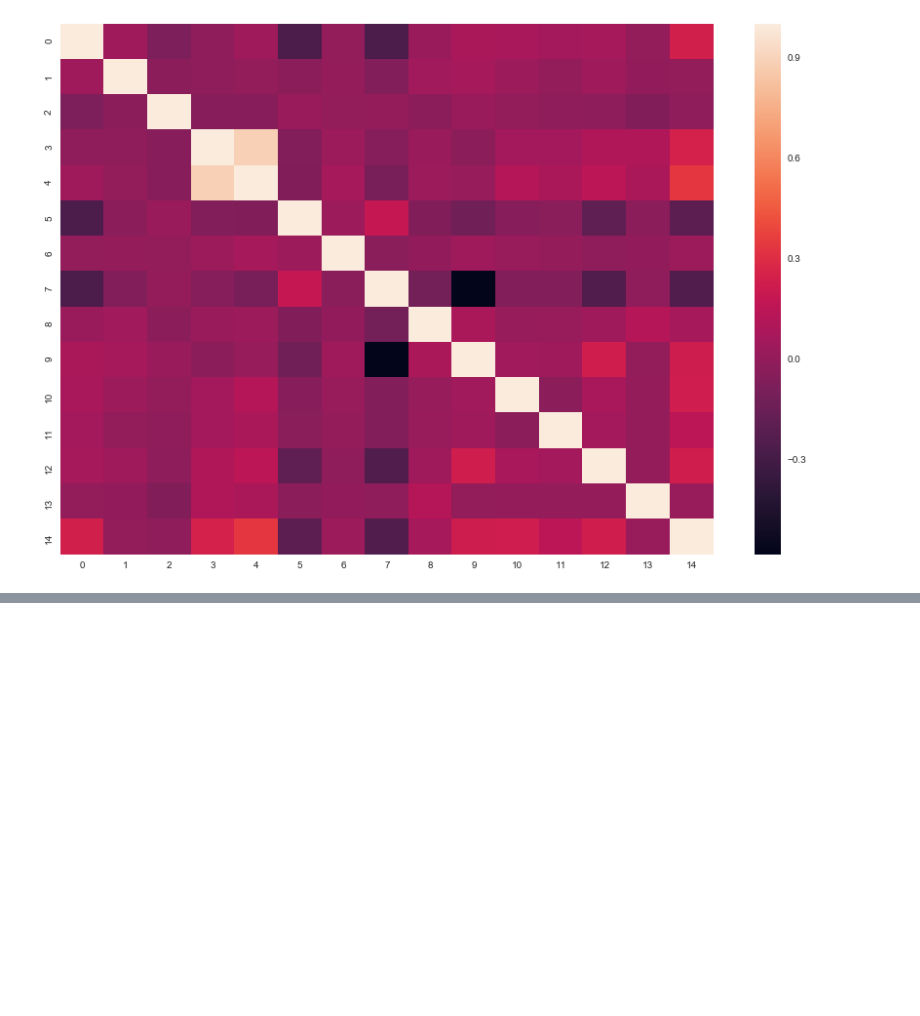
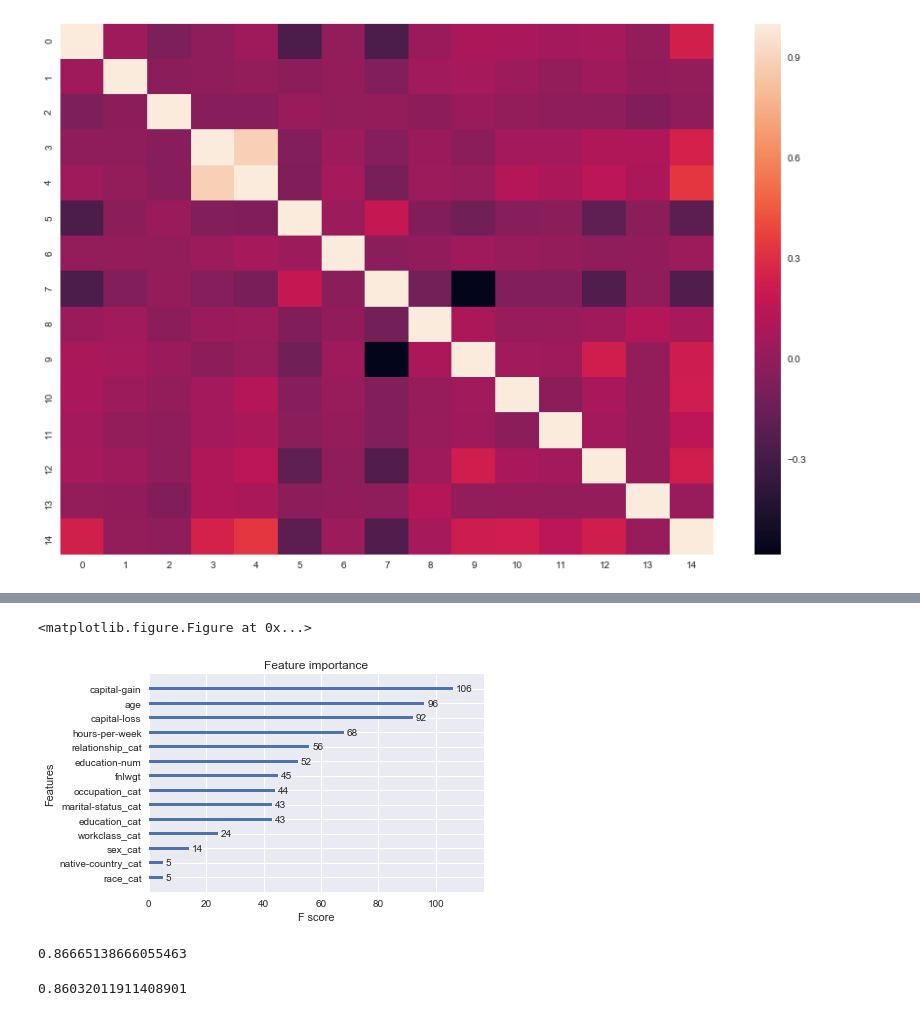
Before and after one commit to SanzharAmirzhan/Pattern-Recognition, a Jupyter notebook: Project/models/Presentation.ipynb, the cells around one changed output, grey strips where cells are left out. Drawn from its saved outputs; the diff is of its cells as text; code cells hidden in the pictures; blank space fills up the shorter version.

```diff
--- a/Project/models/visual.ipynb
+++ b/Project/models/Presentation.ipynb
@@ -134,0 +151,3 @@ sns.heatmap(d.corr())
+# %%
+X = train.drop('target', axis=1)
+y = train['target']
@@ -134,0 +170,2 @@ sns.heatmap(d.corr())
+# %%
+X_train, X_test, y_train, y_test = train_test_split(X, y, test_size=0.33, stratify=y)
@@ -134,0 +232,5 @@ sns.heatmap(d.corr())
+# %%
+xgbClf = xgb.XGBClassifier(nthread=-1)
+# %%
+%%time
+xgbClf.fit(X_train, y_train)
@@ -134,0 +246,15 @@ sns.heatmap(d.corr())
+# %%
+fig = plt.figure(figsize=(10, 10))
+xgb.plot_importance(xgbClf)
+plt.show()
+# %% [output]
+<matplotlib.figure.Figure at 0x...>
+[figure, added]
+# %%
+accuracy_score(xgbClf.predict(X_train), y_train)
+# %% [output]
+0.86665138666055463
+# %%
+accuracy_score(xgbClf.predict(X_test), y_test)
+# %% [output]
+0.86032011911408901
```
Also changed, not shown: parts of 21 cells of this notebook, 5 other files.
